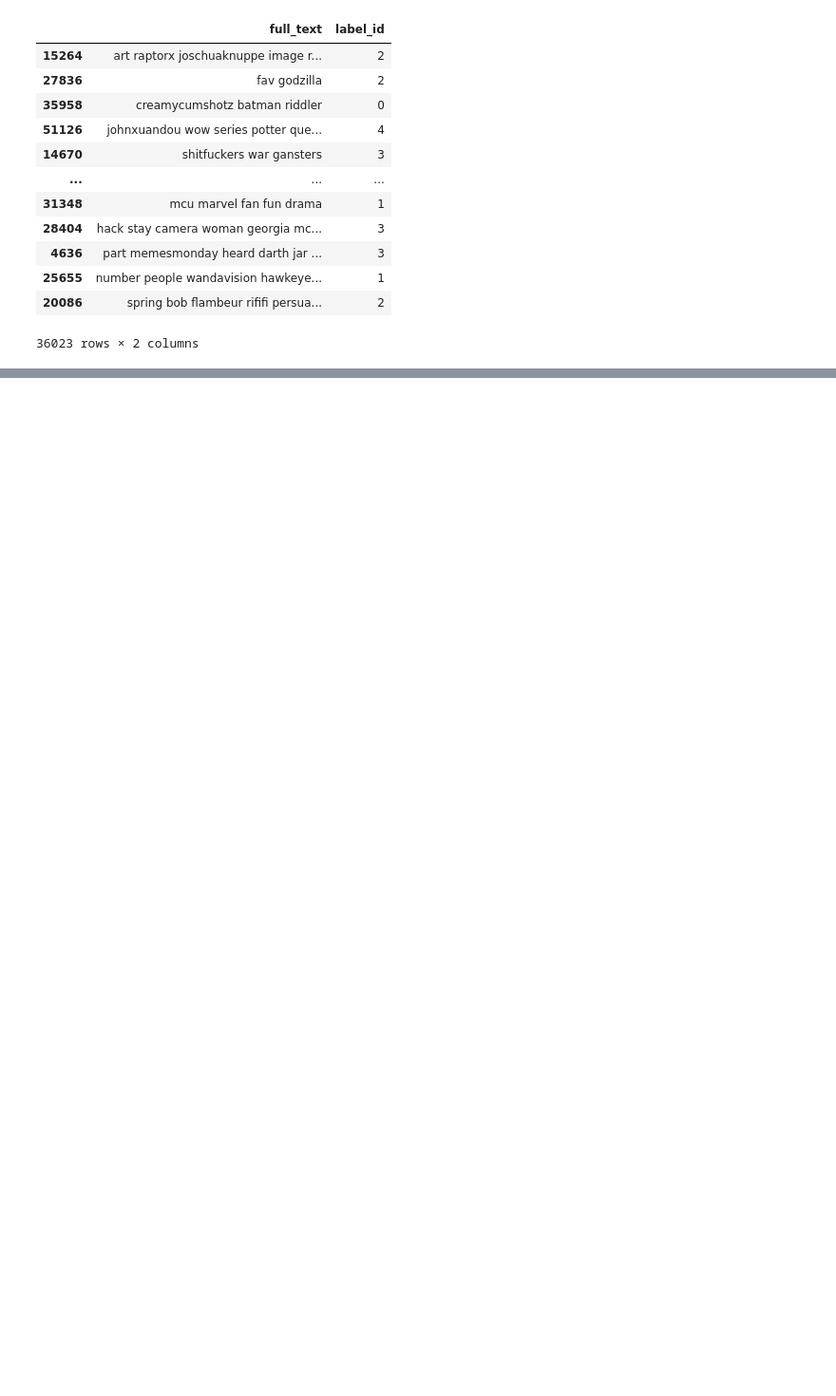
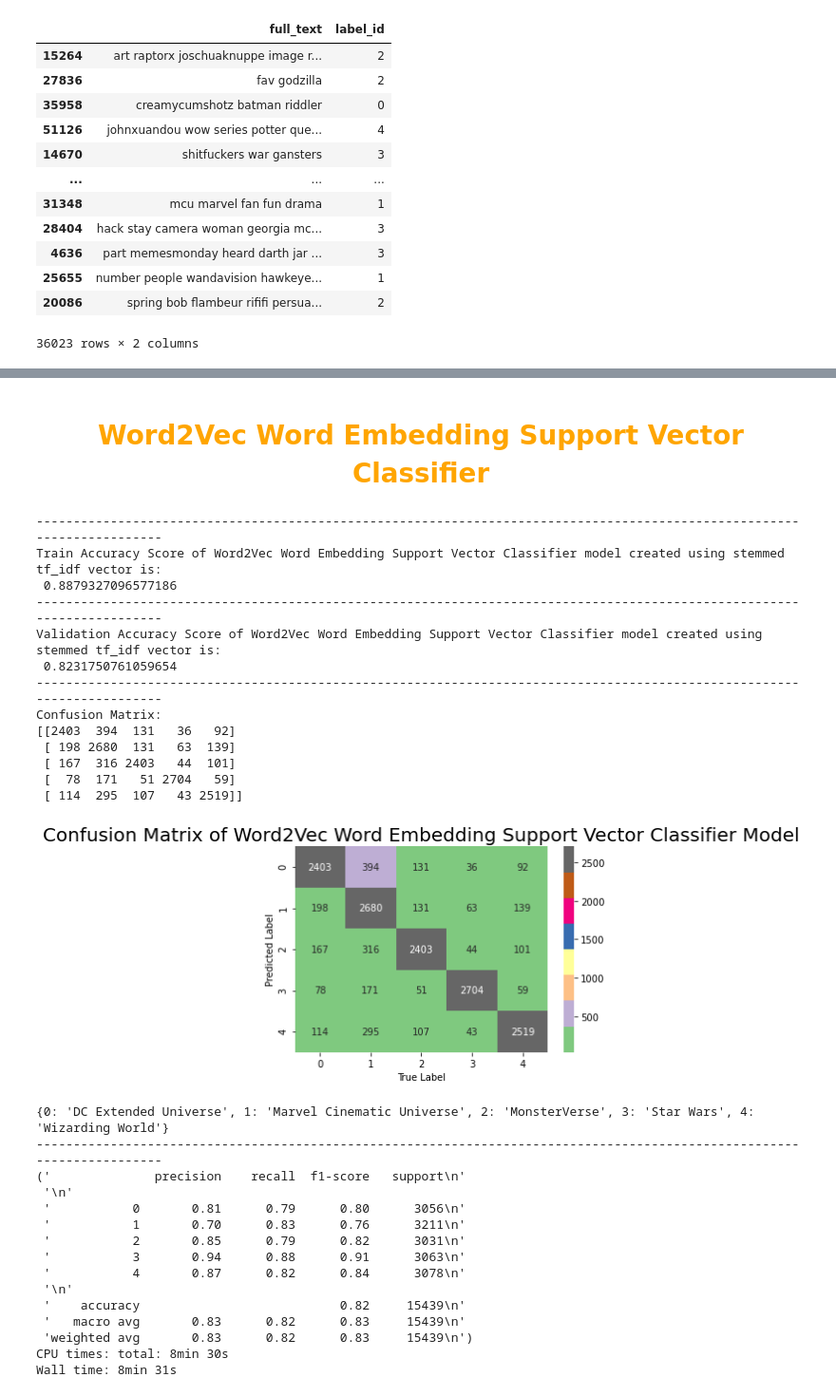
Before and after one commit to manavpatadia/Mca_Lab_Practicals, a Jupyter notebook: Semester 1/E3_NLP/Case_Study/Case_study_NLP.ipynb, the cells around one changed output, grey strips where cells are left out. Shown: that part at 95% size. Drawn from its saved outputs; the diff is of its cells as text; code cells hidden in the pictures; blank space fills up the shorter version.

```diff
--- a/Semester 1/E3_NLP/Case_Study/Case_study_NLP.ipynb
+++ b/Semester 1/E3_NLP/Case_Study/Case_study_NLP.ipynb
@@ -1115,0 +1231,37 @@ final_accuracy_df.to_csv("output/final_accuracy_final.csv")
+# %% [markdown]
+# <font color='orange'>  <center> Word2Vec Word Embedding Support Vector Classifier
+# %%
+%%time
+we_w2v_svc_model = SVC(kernel='rbf')
+we_w2v_svc_model, score_we_w2v_svc = evaluate_model(X_train_emb_w2v, y_train_emb_w2v, X_valid_emb_w2v, y_valid_emb_w2v, classes,
+                                         we_w2v_svc_model, "Word2Vec Word Embedding Support Vector Classifier", "we_w2v_svc_model.pkl", fresh_load=True)
+# %% [output]
+------------------------------------------------------------------------------------------------------------------------
+Train Accuracy Score of Word2Vec Word Embedding Support Vector Classifier model created using stemmed tf_idf vector is:
+ 0.8879327096577186
+------------------------------------------------------------------------------------------------------------------------
+Validation Accuracy Score of Word2Vec Word Embedding Support Vector Classifier model created using stemmed tf_idf vector is:
+ 0.8231750761059654
+------------------------------------------------------------------------------------------------------------------------
+Confusion Matrix:
+[[2403  394  131   36   92]
+ [ 198 2680  131   63  139]
+ [ 167  316 2403   44  101]
+ [  78  171   51 2704   59]
+ [ 114  295  107   43 2519]]
+[figure, added]
+{0: 'DC Extended Universe', 1: 'Marvel Cinematic Universe', 2: 'MonsterVerse', 3: 'Star Wars', 4: 'Wizarding World'}
+------------------------------------------------------------------------------------------------------------------------
+('              precision    recall  f1-score   support\n'
+ '\n'
+ '           0       0.81      0.79      0.80      3056\n'
+ '           1       0.70      0.83      0.76      3211\n'
+ '           2       0.85      0.79      0.82      3031\n'
+ '           3       0.94      0.88      0.91      3063\n'
+ '           4       0.87      0.82      0.84      3078\n'
+ '\n'
+ '    accuracy                           0.82     15439\n'
+ '   macro avg       0.83      0.82      0.83     15439\n'
+ 'weighted avg       0.83      0.82      0.83     15439\n')
+CPU times: total: 8min 30s
+Wall time: 8min 31s
```
Also changed, not shown: parts of 69 cells of this notebook, 40 other files.
